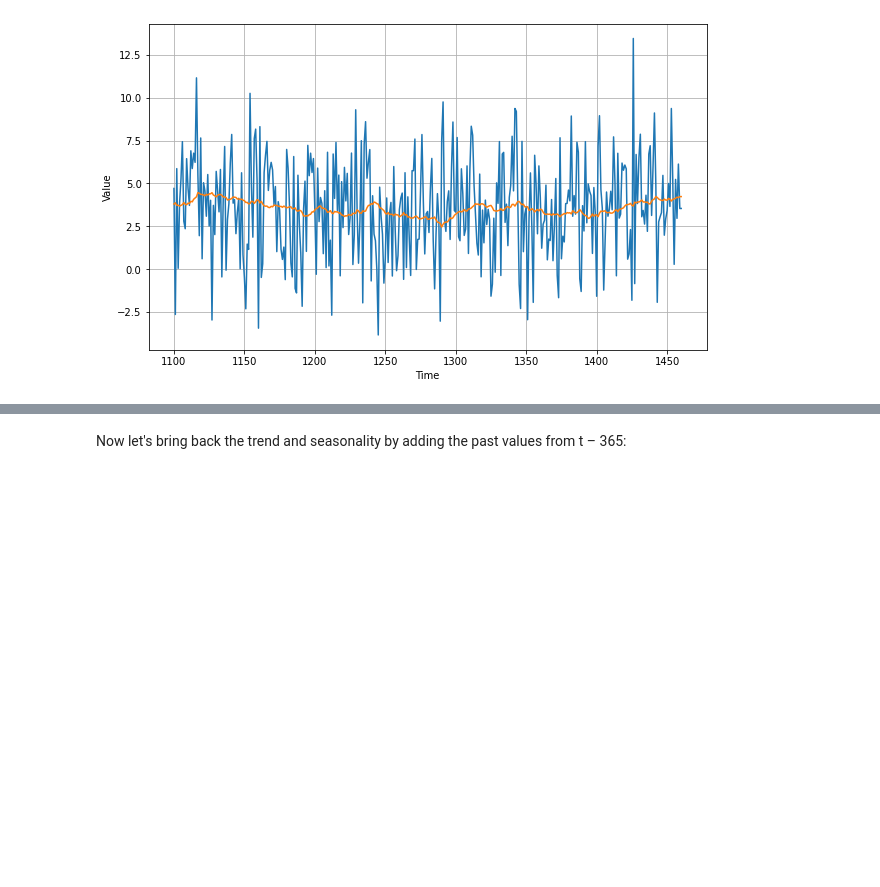
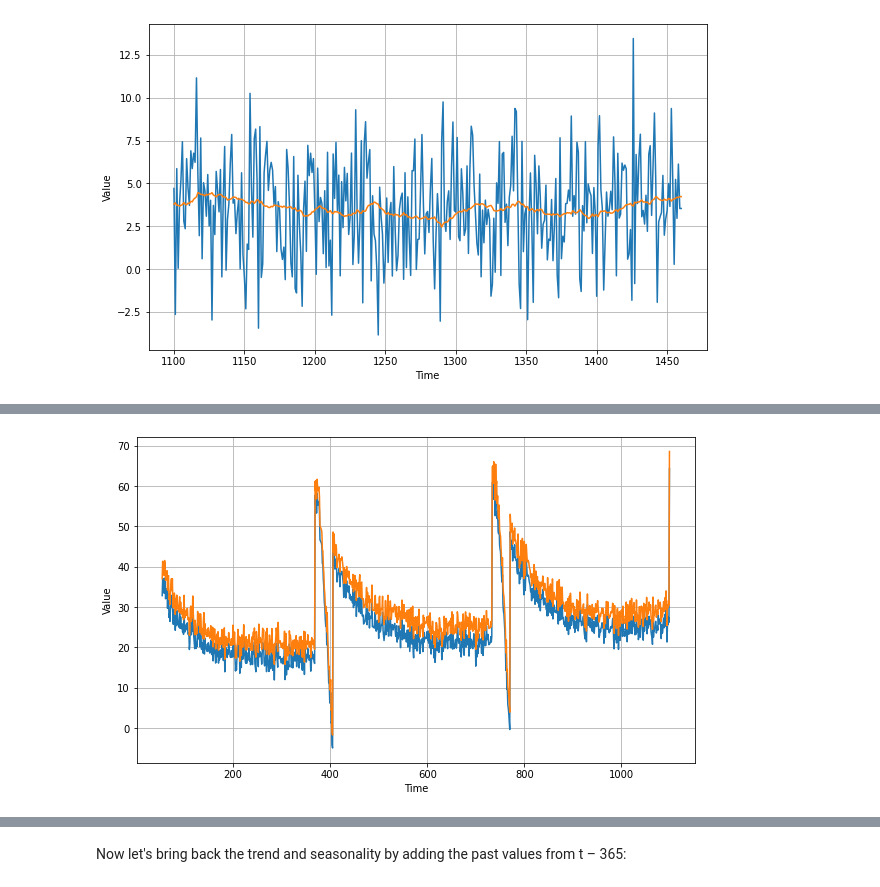
Before and after one commit to ravenwit/Learning-Neural-Network, a Jupyter notebook: Notebooks/DeepLearning.AI TensorFlow Developer/(4) Sequences, Time Series and Prediction/week 1/Week_1_Exercise_Answer.ipynb, the cells around one changed output, grey strips where cells are left out. Drawn from its saved outputs; the diff is of its cells as text; code cells hidden in the pictures; blank space fills up the shorter version.

```diff
--- a/Notebooks/DeepLearning.AI TensorFlow Developer/(4) Sequences, Time Series and Prediction/week 1/Week_1_Exercise_Answer.ipynb
+++ b/Notebooks/DeepLearning.AI TensorFlow Developer/(4) Sequences, Time Series and Prediction/week 1/Week_1_Exercise_Answer.ipynb
@@ -162,0 +186,7 @@ plt.show()
+# %%
+plt.figure(figsize=(10, 6))
+plot_series(time_train[1100-1046:], series[-1046:])
+plot_series(time_train[1100-1046:], diff_moving_avg_tst + series[-1046:])
+plt.show()
+# %% [output]
+[figure, added]
```
Also changed, not shown: parts of 3 cells of this notebook.
